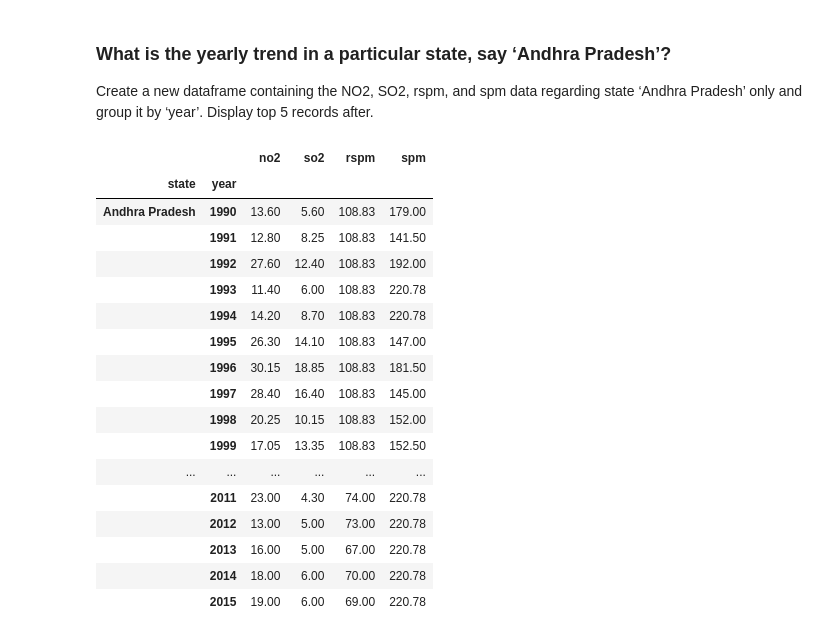
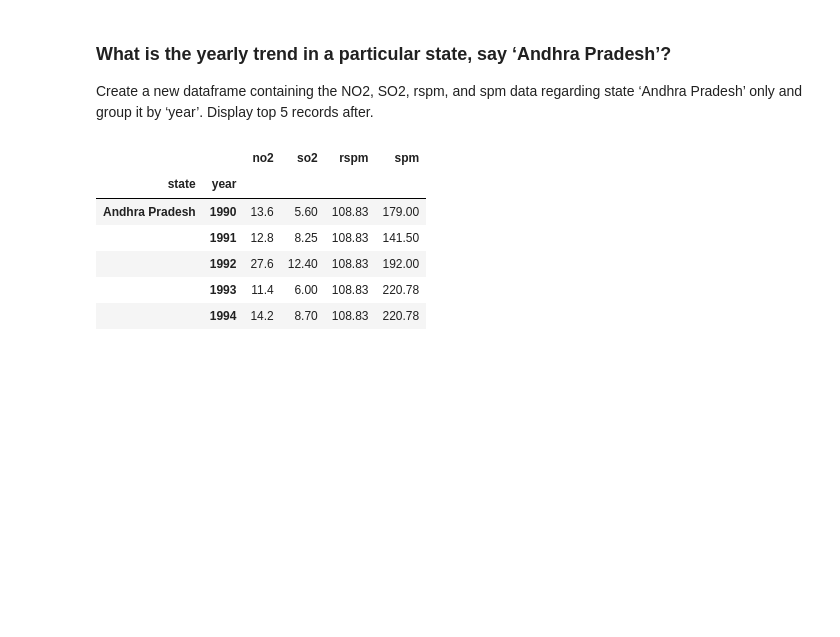
Before and after one commit to ldennis1/BSAN6070, a Jupyter notebook: India Air Quality-CA01-Lauren Dennis.ipynb, the cells around one changed output. Drawn from its saved outputs; the diff is of its cells as text; code cells hidden in the pictures; blank space fills up the shorter version.

```diff
--- a/India Air Quality-CA01-Lauren Dennis.ipynb
+++ b/India Air Quality-CA01-Lauren Dennis.ipynb
@@ -303,27 +361,16 @@ plt.show()
 
 Create a new dataframe containing the NO2, SO2, rspm, and spm data regarding state ‘Andhra Pradesh’ only and group it by ‘year’. Display top 5 records after.
 # %%
-airqualitytab = data[data.state == "Andhra Pradesh"].groupby(['state','year'])['no2', 'so2', 'rspm', 'spm'].median().round(2)
+airqualitytab = data[data.state == "Andhra Pradesh"].groupby(['state','year'])[['no2', 'so2', 'rspm', 'spm']].median().round(2).head(5)
 airqualitytab
 # %% [output]
 |  |  | no2 | so2 | rspm | spm |
 | state | year |  |  |  |  |
-| Andhra Pradesh | 1990 | 13.60 | 5.60 | 108.83 | 179.00 |
-|  | 1991 | 12.80 | 8.25 | 108.83 | 141.50 |
-|  | 1992 | 27.60 | 12.40 | 108.83 | 192.00 |
-|  | 1993 | 11.40 | 6.00 | 108.83 | 220.78 |
-|  | 1994 | 14.20 | 8.70 | 108.83 | 220.78 |
-|  | 1995 | 26.30 | 14.10 | 108.83 | 147.00 |
-|  | 1996 | 30.15 | 18.85 | 108.83 | 181.50 |
-|  | 1997 | 28.40 | 16.40 | 108.83 | 145.00 |
-|  | 1998 | 20.25 | 10.15 | 108.83 | 152.00 |
-|  | 1999 | 17.05 | 13.35 | 108.83 | 152.50 |
-| ... | ... | ... | ... | ... | ... |
-|  | 2011 | 23.00 | 4.30 | 74.00 | 220.78 |
-|  | 2012 | 13.00 | 5.00 | 73.00 | 220.78 |
-|  | 2013 | 16.00 | 5.00 | 67.00 | 220.78 |
-|  | 2014 | 18.00 | 6.00 | 70.00 | 220.78 |
-|  | 2015 | 19.00 | 6.00 | 69.00 | 220.78 |
+| Andhra Pradesh | 1990 | 13.6 | 5.60 | 108.83 | 179.00 |
+|  | 1991 | 12.8 | 8.25 | 108.83 | 141.50 |
+|  | 1992 | 27.6 | 12.40 | 108.83 | 192.00 |
+|  | 1993 | 11.4 | 6.00 | 108.83 | 220.78 |
+|  | 1994 | 14.2 | 8.70 | 108.83 | 220.78 |
 # %%
 # Display yearly trend graph (year vs. value) in pairs: (a) so2 and no2 (b) rspm and spm.
 # So, you will display TWO graphs altogether.
```
Also changed, not shown: parts of 11 cells of this notebook.
